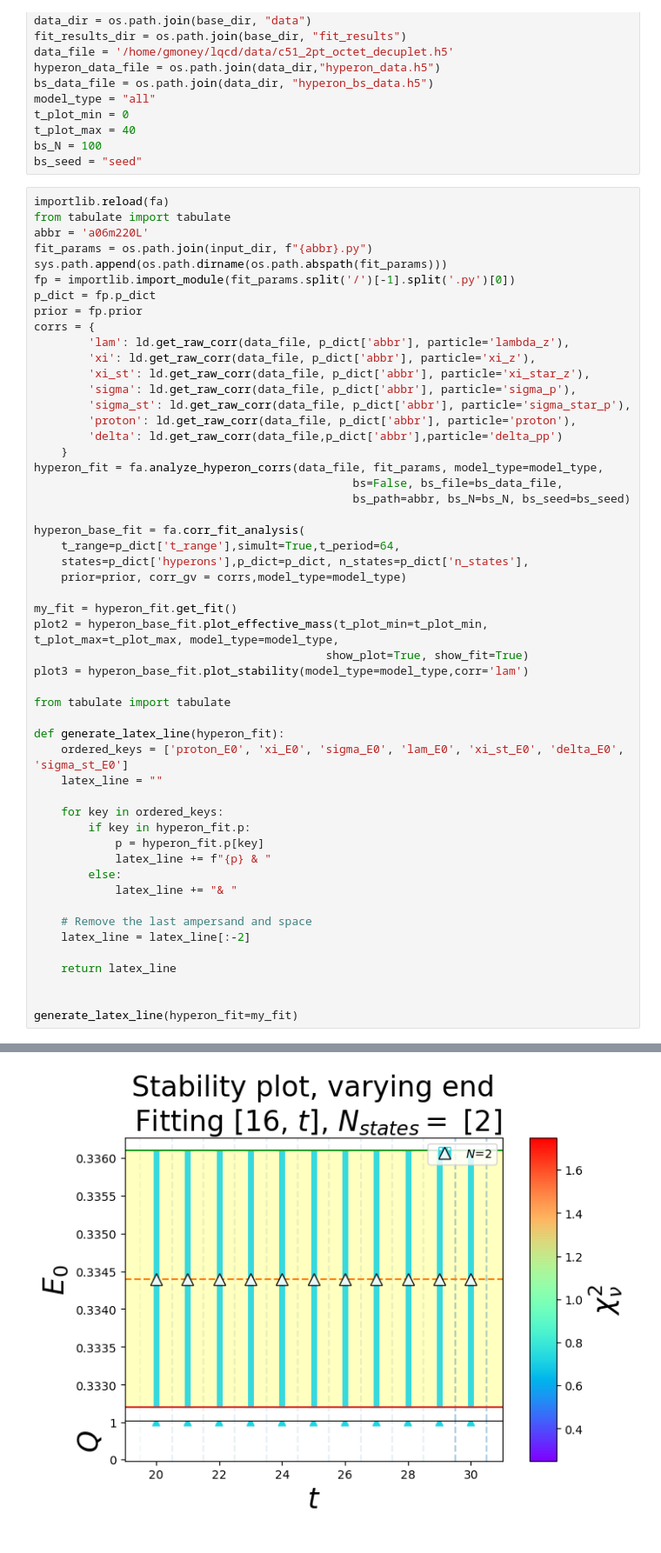
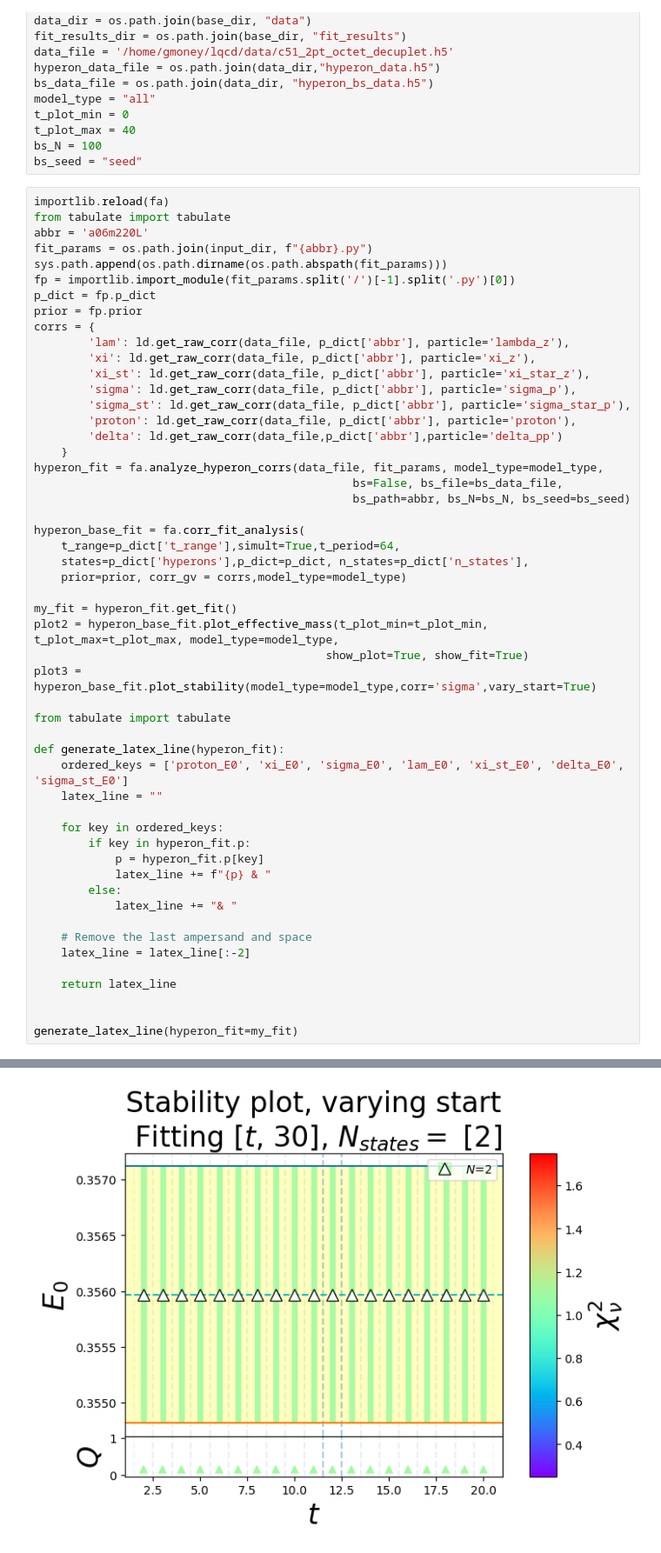
Before and after one commit to gdbrad/corr_fitter, a Jupyter notebook: notebooks/hyperon_fits.ipynb, the cells around one changed output, grey strips where cells are left out. Shown: that part at 87% size. Saved outputs shown, nothing was run; the diff lists cells and outputs as text.

```diff
--- a/notebooks/hyperon_fits.ipynb
+++ b/notebooks/hyperon_fits.ipynb
@@ -80,7 +80,7 @@ hyperon_base_fit = fa.corr_fit_analysis(
 my_fit = hyperon_fit.get_fit()
 plot2 = hyperon_base_fit.plot_effective_mass(t_plot_min=t_plot_min, t_plot_max=t_plot_max, model_type=model_type,
                                            show_plot=True, show_fit=True)
-plot3 = hyperon_base_fit.plot_stability(model_type=model_type,corr='lam')
+plot3 = hyperon_base_fit.plot_stability(model_type=model_type,corr='sigma',vary_start=True)
 
 from tabulate import tabulate
 
@@ -141 +141 @@ fit_data[n_state]['y']: [0.3344(17) 0.3344(17) 0.3344(17) 0.3344(17) 0.3344(17)
-[figure, old version]
+[figure, new version]
```
Also changed, not shown: parts of 4 cells of this notebook, 3 other files.
